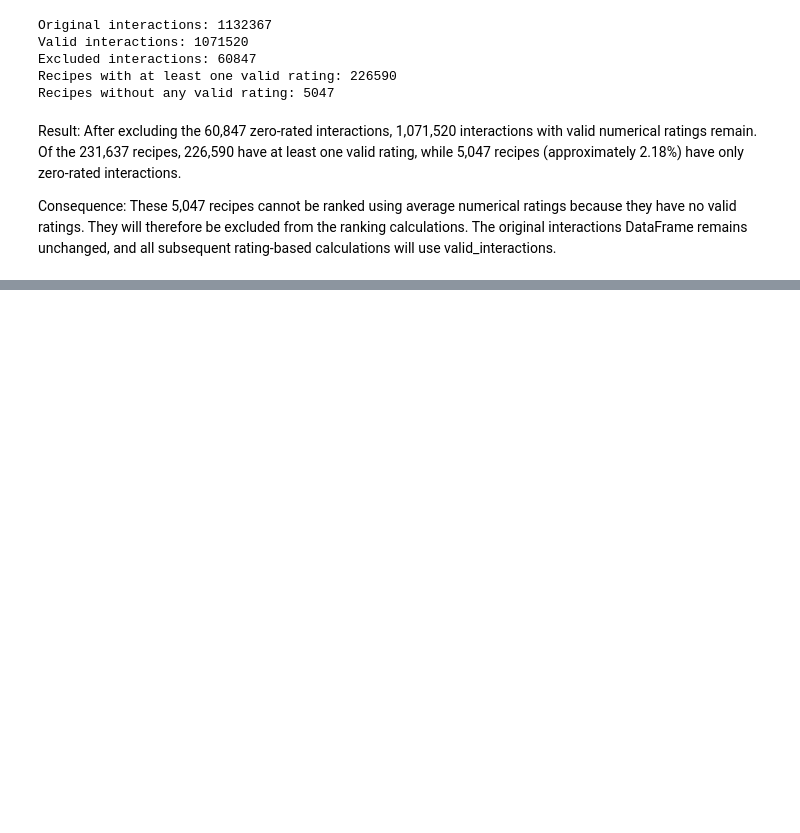
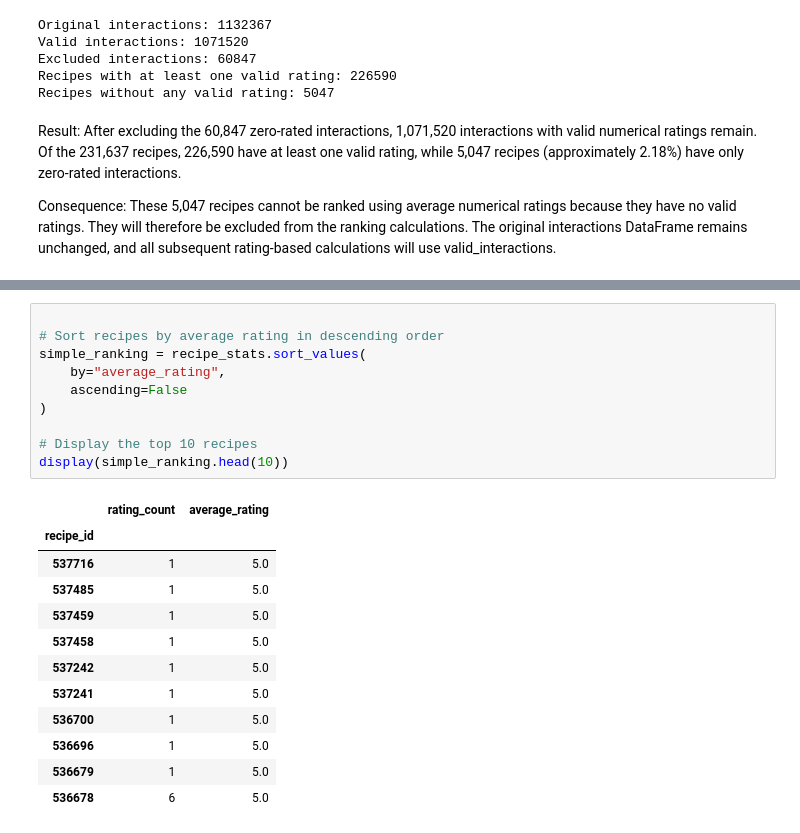
Before and after one commit to colosifederica2004-lgtm/rate_my_recipe, a Jupyter notebook: notebooks/01_dataset_exploration.ipynb, the cells around one changed output, grey strips where cells are left out. Drawn from its saved outputs; the diff is of its cells as text; blank space fills up the shorter version.

```diff
--- a/notebooks/01_dataset_exploration.ipynb
+++ b/notebooks/01_dataset_exploration.ipynb
@@ -334,0 +427,23 @@ Consequence: These 5,047 recipes cannot be ranked using average numerical rating
+# %%
+
+# Sort recipes by average rating in descending order
+simple_ranking = recipe_stats.sort_values(
+    by="average_rating",
+    ascending=False
+)
+
+# Display the top 10 recipes
+display(simple_ranking.head(10))
+# %% [output]
+|  | rating_count | average_rating |
+| recipe_id |  |  |
+| 537716 | 1 | 5.0 |
+| 537485 | 1 | 5.0 |
+| 537459 | 1 | 5.0 |
+| 537458 | 1 | 5.0 |
+| 537242 | 1 | 5.0 |
+| 537241 | 1 | 5.0 |
+| 536700 | 1 | 5.0 |
+| 536696 | 1 | 5.0 |
+| 536679 | 1 | 5.0 |
+| 536678 | 6 | 5.0 |
```
Also changed, not shown: parts of 20 cells of this notebook.
